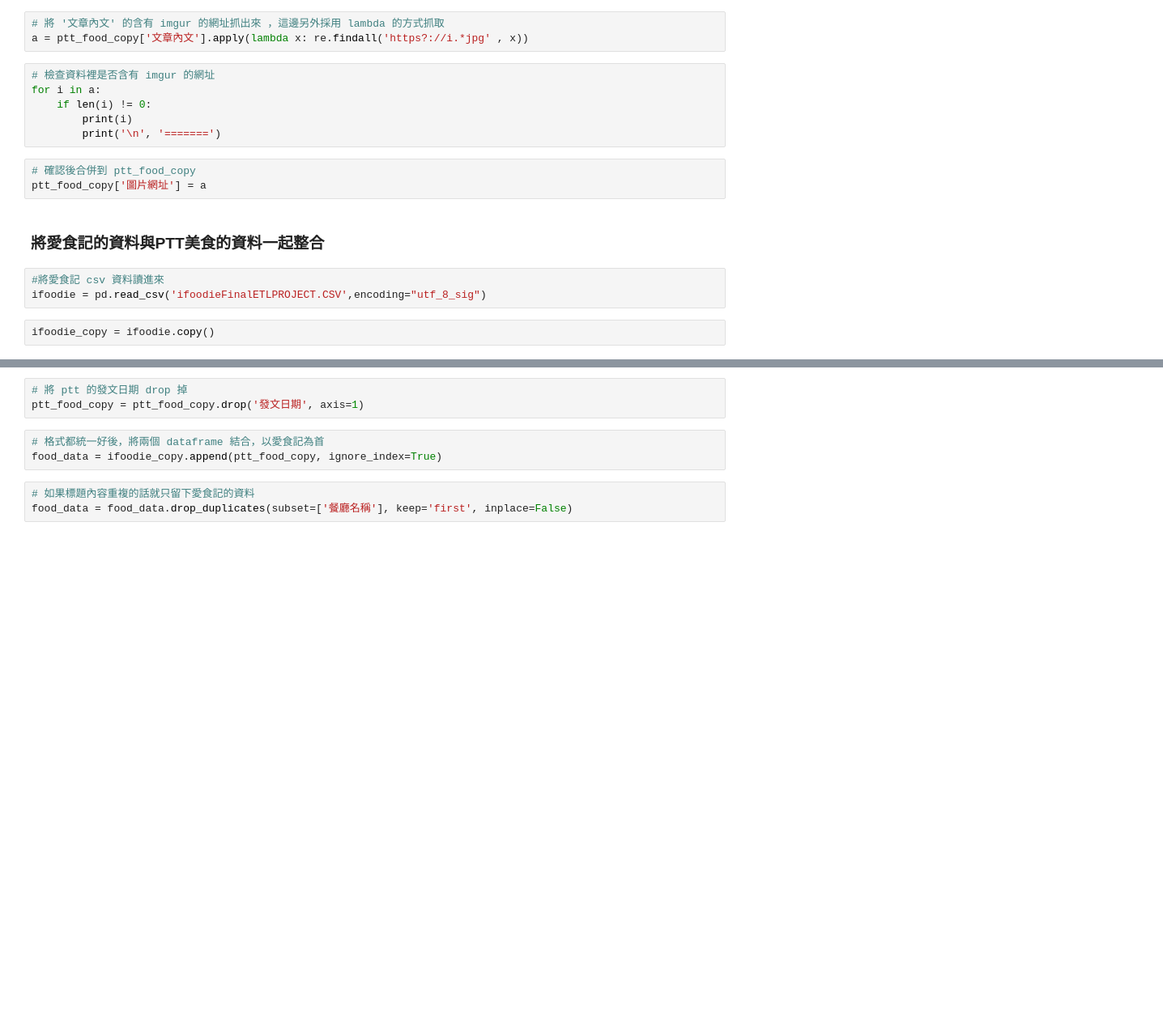
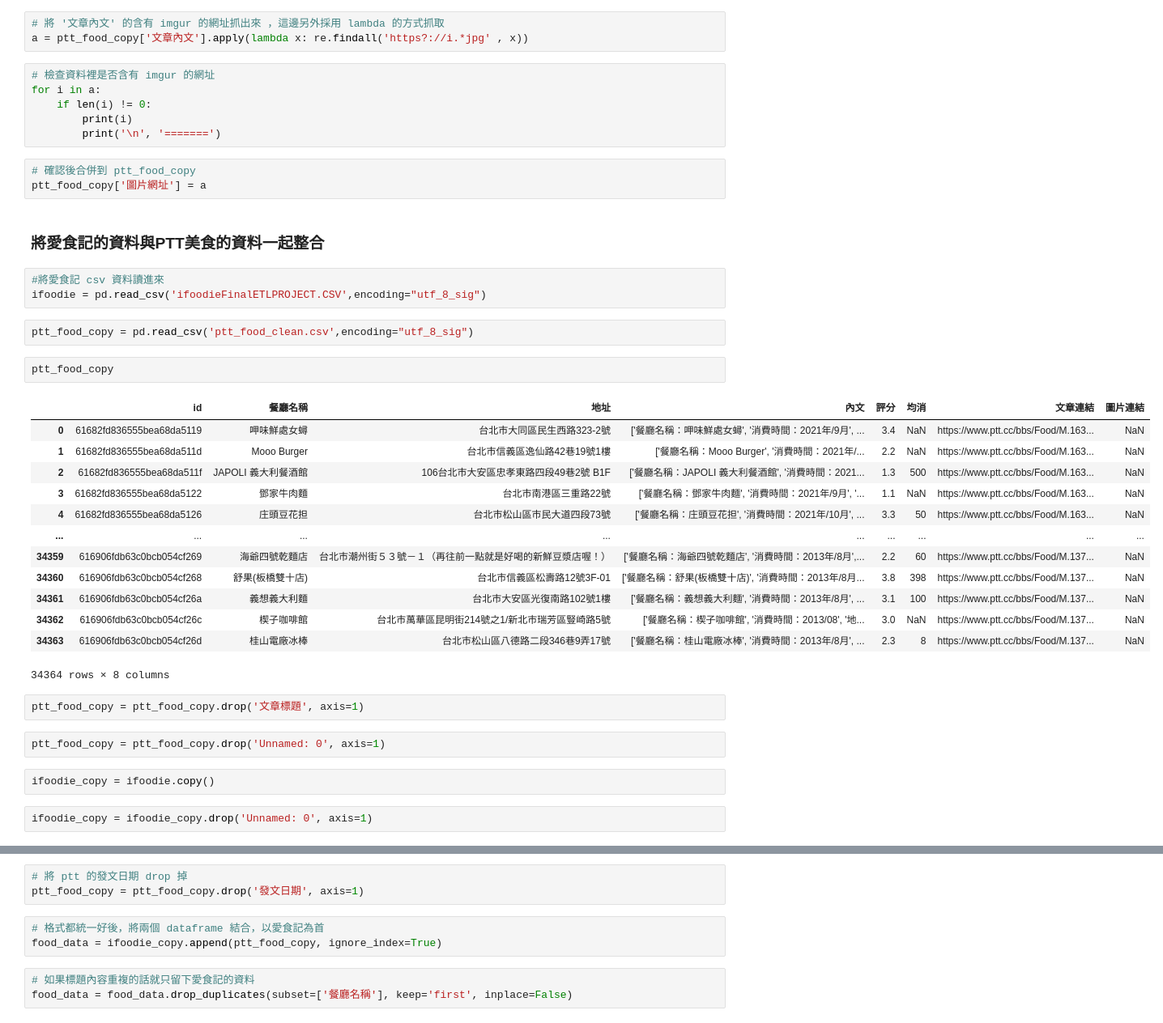
Before and after one commit to inarutosai7/Pandas_practice, a Jupyter notebook: food_data_pandas.ipynb, the cells around one changed output, grey strips where cells are left out. Shown: that part at 81% size. Drawn from its saved outputs; the diff is of its cells as text; blank space fills up the shorter version.

```diff
--- a/food_data_pandas.ipynb
+++ b/food_data_pandas.ipynb
@@ -87,5 +118,29 @@ ptt_food_copy['圖片網址'] = a
 # %%
 #將愛食記 csv 資料讀進來
 ifoodie = pd.read_csv('ifoodieFinalETLPROJECT.CSV',encoding="utf_8_sig")
+# %%
+ptt_food_copy = pd.read_csv('ptt_food_clean.csv',encoding="utf_8_sig")
+# %%
+ptt_food_copy
+# %% [output]
+|  | id | 餐廳名稱 | 地址 | 內文 | 評分 | 均消 | 文章連結 | 圖片連結 |
+| 0 | 61682fd836555bea68da5119 | 呷味鮮處女蟳 | 台北市大同區民生西路323-2號 | ['餐廳名稱：呷味鮮處女蟳', '消費時間：2021年/9月', ... | 3.4 | NaN | https://www.ptt.cc/bbs/Food/M.163... | NaN |
+| 1 | 61682fd836555bea68da511d | Mooo Burger | 台北市信義區逸仙路42巷19號1樓 | ['餐廳名稱：Mooo Burger', '消費時間：2021年/... | 2.2 | NaN | https://www.ptt.cc/bbs/Food/M.163... | NaN |
+| 2 | 61682fd836555bea68da511f | JAPOLI 義大利餐酒館 | 106台北市大安區忠孝東路四段49巷2號 B1F | ['餐廳名稱：JAPOLI 義大利餐酒館', '消費時間：2021... | 1.3 | 500 | https://www.ptt.cc/bbs/Food/M.163... | NaN |
+| 3 | 61682fd836555bea68da5122 | 鄧家牛肉麵 | 台北市南港區三重路22號 | ['餐廳名稱：鄧家牛肉麵', '消費時間：2021年/9月', '... | 1.1 | NaN | https://www.ptt.cc/bbs/Food/M.163... | NaN |
+| 4 | 61682fd836555bea68da5126 | 庄頭豆花担 | 台北市松山區市民大道四段73號 | ['餐廳名稱：庄頭豆花担', '消費時間：2021年/10月', ... | 3.3 | 50 | https://www.ptt.cc/bbs/Food/M.163... | NaN |
+| ... | ... | ... | ... | ... | ... | ... | ... | ... |
+| 34359 | 616906fdb63c0bcb054cf269 | 海爺四號乾麵店 | 台北市潮州街５３號－１（再往前一點就是好喝的新鮮豆漿店喔！） | ['餐廳名稱：海爺四號乾麵店', '消費時間：2013年/8月',... | 2.2 | 60 | https://www.ptt.cc/bbs/Food/M.137... | NaN |
+| 34360 | 616906fdb63c0bcb054cf268 | 舒果(板橋雙十店) | 台北市信義區松壽路12號3F-01 | ['餐廳名稱：舒果(板橋雙十店)', '消費時間：2013年/8月... | 3.8 | 398 | https://www.ptt.cc/bbs/Food/M.137... | NaN |
+| 34361 | 616906fdb63c0bcb054cf26a | 義想義大利麵 | 台北市大安區光復南路102號1樓 | ['餐廳名稱：義想義大利麵', '消費時間：2013年/8月', ... | 3.1 | 100 | https://www.ptt.cc/bbs/Food/M.137... | NaN |
+| 34362 | 616906fdb63c0bcb054cf26c | 楔子咖啡館 | 台北市萬華區昆明街214號之1/新北市瑞芳區豎崎路5號 | ['餐廳名稱：楔子咖啡館', '消費時間：2013/08', '地... | 3.0 | NaN | https://www.ptt.cc/bbs/Food/M.137... | NaN |
+| 34363 | 616906fdb63c0bcb054cf26d | 桂山電廠冰棒 | 台北市松山區八德路二段346巷9弄17號 | ['餐廳名稱：桂山電廠冰棒', '消費時間：2013年/8月', ... | 2.3 | 8 | https://www.ptt.cc/bbs/Food/M.137... | NaN |
+34364 rows × 8 columns
+# %%
+ptt_food_copy = ptt_food_copy.drop('文章標題', axis=1)
+# %%
+ptt_food_copy = ptt_food_copy.drop('Unnamed: 0', axis=1)
 # %%
 ifoodie_copy = ifoodie.copy()
+# %%
+ifoodie_copy = ifoodie_copy.drop('Unnamed: 0', axis=1)
```
Also changed, not shown: parts of 22 cells of this notebook.
